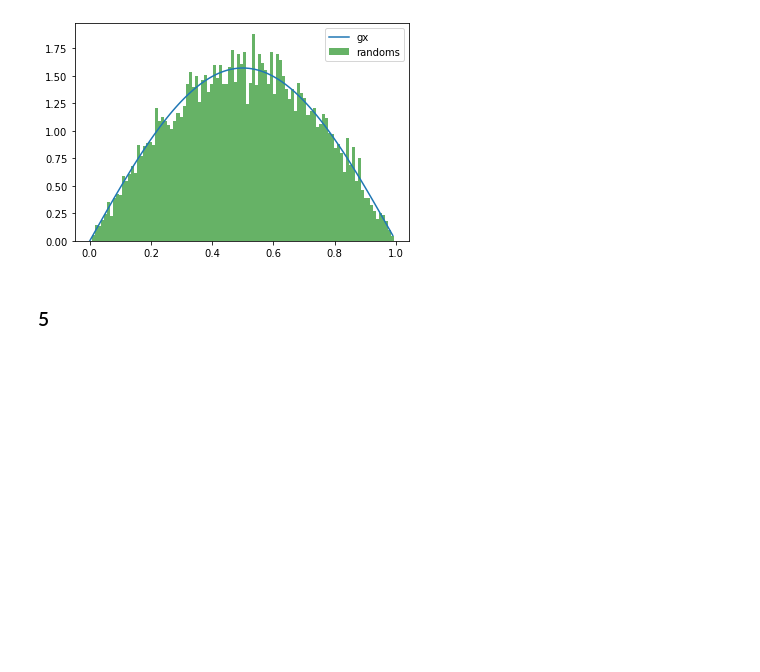
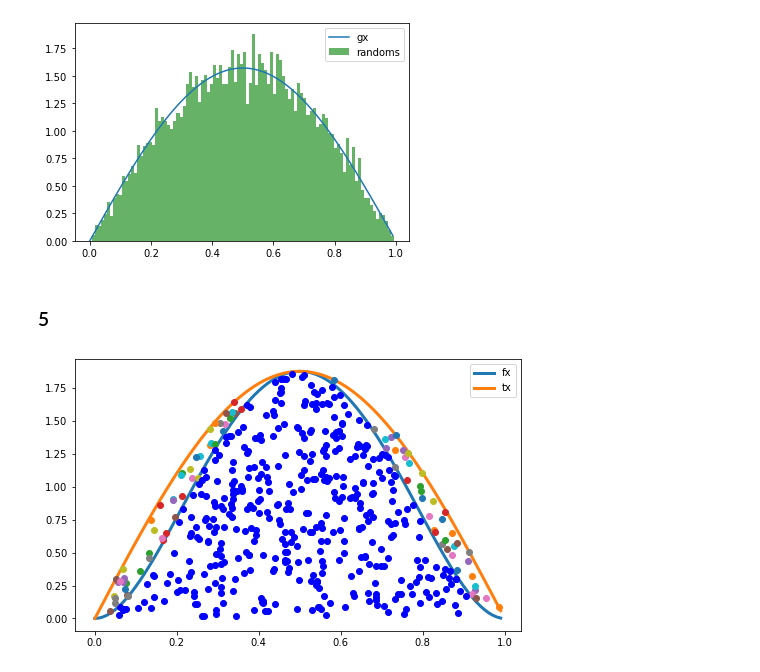
Before and after one commit to sofiahzt/ProyectoConjunto_SHernanddez_GGutierrez, a Jupyter notebook: ProyectoConjunto_SHernandez_GGutierrez.ipynb, the cells around one changed output. Drawn from its saved outputs; the diff is of its cells as text; code cells hidden in the pictures; blank space fills up the shorter version.

```diff
--- a/ProyectoConjunto_SHernandez_GGutierrez.ipynb
+++ b/ProyectoConjunto_SHernandez_GGutierrez.ipynb
@@ -347,3 +347,14 @@ plt.show()
 [figure]
 # %% [markdown]
 ### 5
+# %%
+x = np.arange(0,1,0.01)
+
+plt.figure(figsize = (8, 5))
+plt.plot(x, f(x), label = "fx", lw = 3)
+plt.plot(x, t(x),label="tx", lw = 3)
+plt.legend()
+valores_aleatorios1 = acep_rechazo(np.random.rand(500), funcion(500), f, t)
+plt.show()
+# %% [output]
+[figure, added]
```
Also changed, not shown: parts of 4 cells of this notebook.
